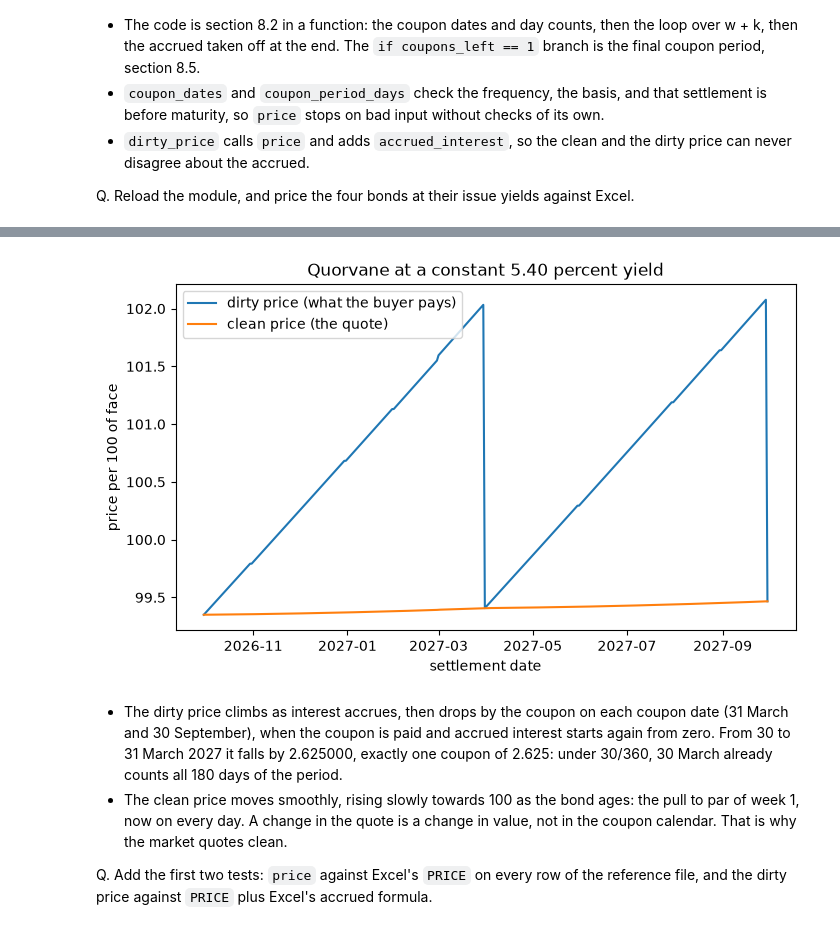
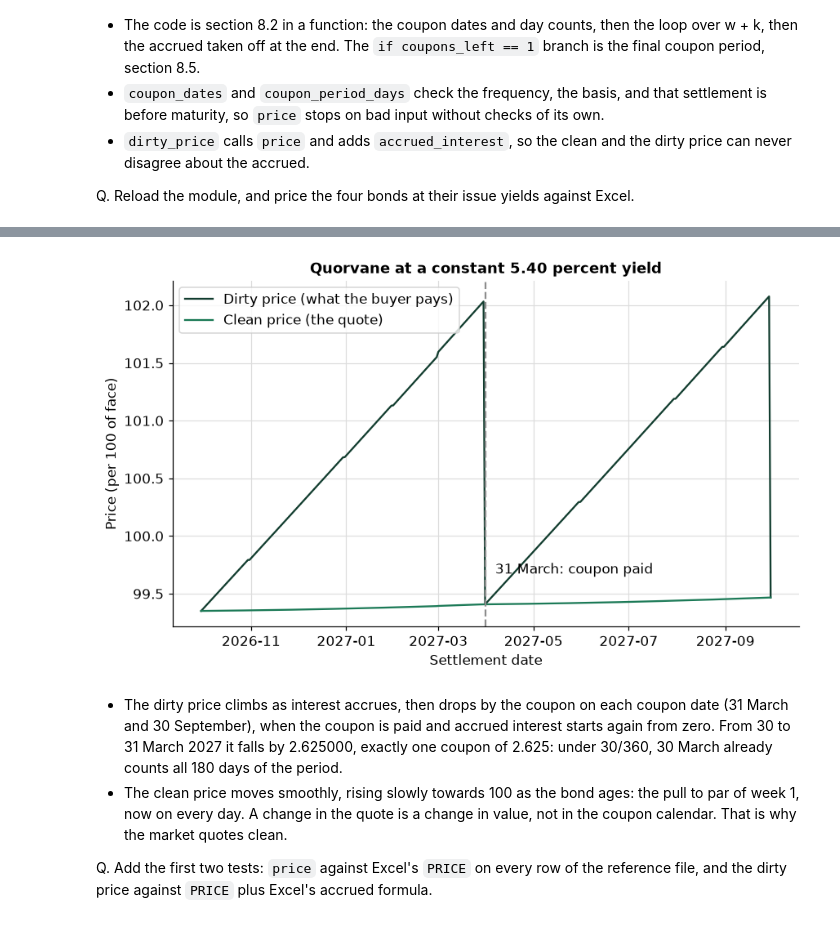
Before and after one commit to lenamonj/python-fixed-income, a Jupyter notebook: course2_bond_math/week2/day3/08_clean_and_dirty_price.ipynb, the cells around one changed output, grey strips where cells are left out. Drawn from its saved outputs; the diff is of its cells as text; code cells hidden in the pictures.

```diff
--- a/course2_bond_math/week2/day3/08_clean_and_dirty_price.ipynb
+++ b/course2_bond_math/week2/day3/08_clean_and_dirty_price.ipynb
@@ -71,6 +74,23 @@ import urllib.request
 from pathlib import Path
 
 import pandas as pd
+
+# the course's chart style, set once here so every chart in the notebook looks the same
+import matplotlib.pyplot as plt
+
+plt.rcParams.update({
+    "figure.figsize": (9, 5),          # width and height of a chart, in inches
+    "figure.dpi": 110,                 # sharpness on screen
+    "font.size": 11,
+    "axes.titlesize": 12,
+    "axes.titleweight": "bold",
+    # the course greens, then a grey, for the first four lines or bars of a chart
+    "axes.prop_cycle": plt.cycler(color=["#123d2f", "#1c7a57", "#7fd1a8", "#8c8c8c"]),
+    "axes.grid": True,                 # light gridlines, as in an Excel chart
+    "grid.color": "#dddddd",
+    "axes.spines.top": False,          # no box line above or to the right of the plot
+    "axes.spines.right": False,
+})
 
 # pytest runs the tests. A Colab runtime may not have it.
 try:
@@ -934,21 +1045,22 @@ Q. Why are bonds quoted clean? Chart Quorvane's clean and dirty price at the sam
 # %%
-import matplotlib.pyplot as plt
-
 # every settlement day from the issue date for a year, at the same yield
 days = [date(2026, 9, 30) + timedelta(days=i) for i in range(366)]
 clean_prices = [bondmath.price(d, quorvane_maturity, 5.25, 5.40) for d in days]
 dirty_prices = [bondmath.dirty_price(d, quorvane_maturity, 5.25, 5.40) for d in days]
 
-fig, ax = plt.subplots(figsize=(8, 4.5))
-ax.plot(days, dirty_prices, label="dirty price (what the buyer pays)")
-ax.plot(days, clean_prices, label="clean price (the quote)")
+fig, ax = plt.subplots()
+ax.plot(days, dirty_prices, label="Dirty price (what the buyer pays)")
+ax.plot(days, clean_prices, label="Clean price (the quote)")
+# the coupon date: the dirty price falls by the coupon and accrued interest restarts from zero
+ax.axvline(date(2027, 3, 31), linestyle="--", color="#8c8c8c")
+ax.annotate("31 March: coupon paid", (date(2027, 3, 31), min(dirty_prices)), textcoords="offset points", xytext=(8, 30))
 ax.set_title("Quorvane at a constant 5.40 percent yield")
-ax.set_xlabel("settlement date")
-ax.set_ylabel("price per 100 of face")
-ax.legend()
+ax.set_xlabel("Settlement date")
+ax.set_ylabel("Price (per 100 of face)")
+ax.legend(loc="upper left")
 plt.show()
 # %% [output]
-[figure, old version]
+[figure, new version]
 # %% [markdown]
 * The dirty price climbs as interest accrues, then drops by the coupon on each coupon date (31 March and 30 September), when the coupon is paid and accrued interest starts again from zero. From 30 to 31 March 2027 it falls by 2.625000, exactly one coupon of 2.625: under 30/360, 30 March already counts all 180 days of the period.
 * The clean price moves smoothly, rising slowly towards 100 as the bond ages: the pull to par of week 1, now on every day. A change in the quote is a change in value, not in the coupon calendar. That is why the market quotes clean.
```
Also changed, not shown: parts of 35 cells of this notebook, 2 other files.
